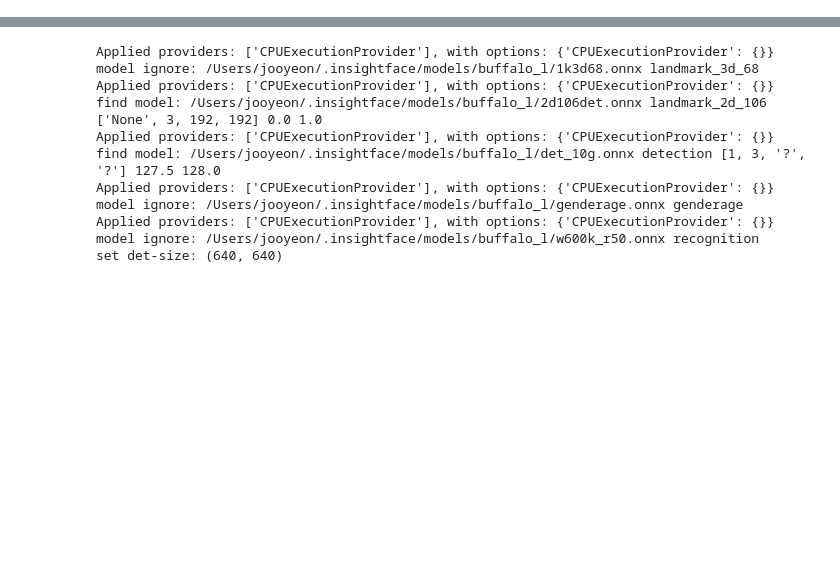
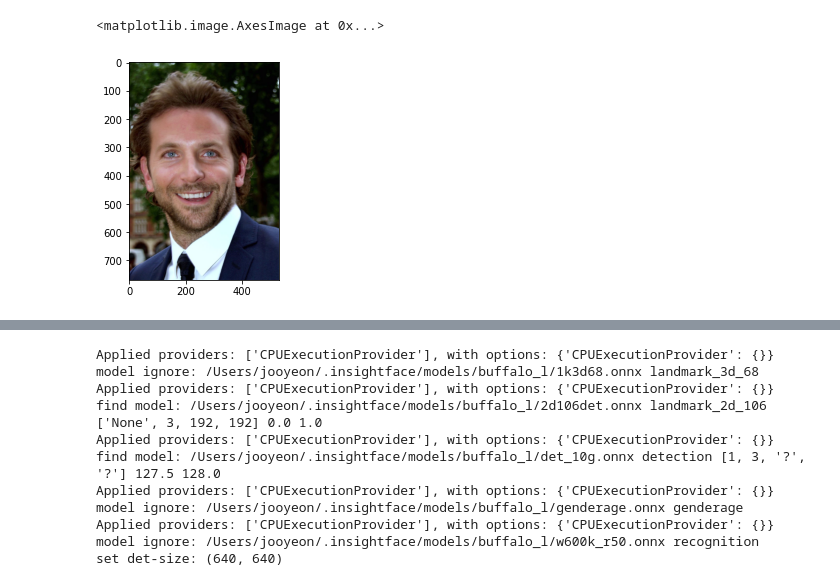
Before and after one commit to SWM13-EveryonePick/everyonepick-ai, a Jupyter notebook: Face Mesh Application using OpenCV and insightface.ipynb, the cells around one changed output, grey strips where cells are left out. Cells and saved outputs as stored; diff of their text form; code cells hidden in the pictures; blank space fills up the shorter version.

```diff
--- a/Face Mesh Application using OpenCV and insightface.ipynb
+++ b/Face Mesh Application using OpenCV and insightface.ipynb
@@ -9,7 +9,10 @@ from PIL import Image
 import matplotlib.pyplot as plt
 # %%
 # source 이미지 가져오기
-image1 = ins_get_image('source')
-# plt.imshow(image1)
+image1 = ins_get_image('source', True)
+plt.imshow(image1)
+# %% [output]
+<matplotlib.image.AxesImage at 0x...>
+[figure, added]
 # %%
 # destination 이미지 가져오기
```
Also changed, not shown: parts of 4 cells of this notebook.
